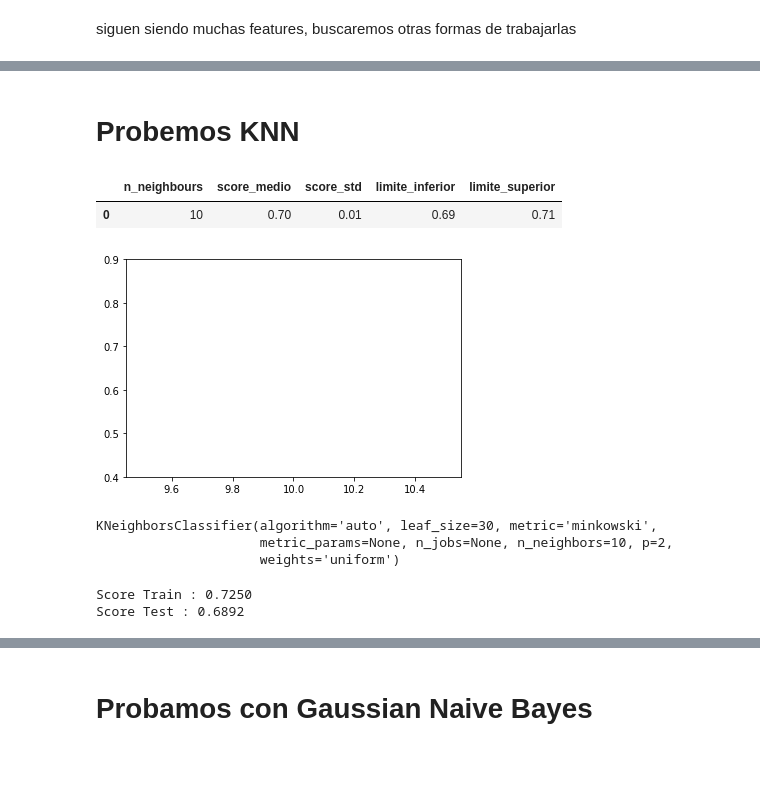
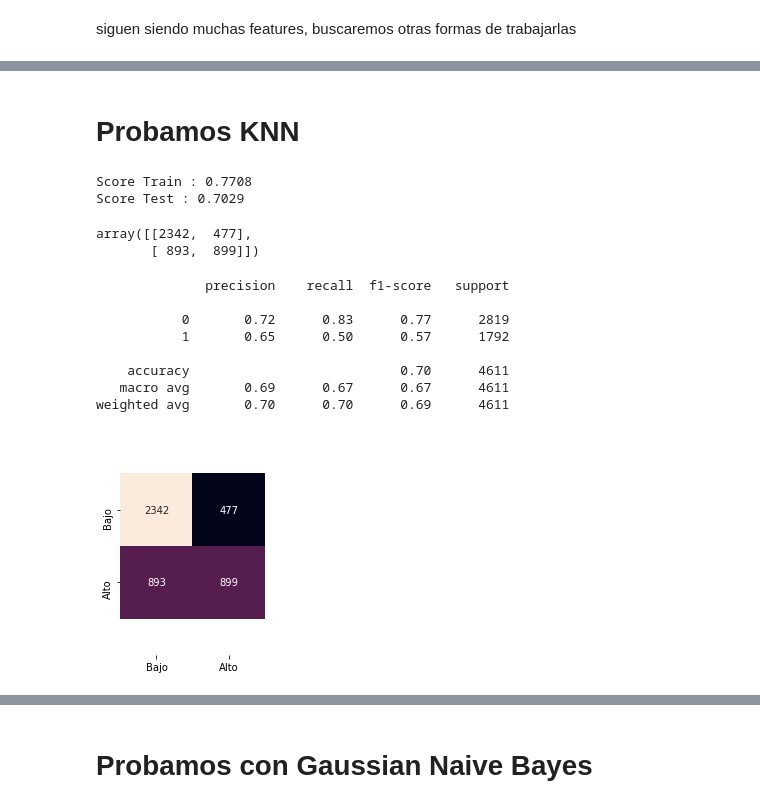
Before and after one commit to francodegio/DigitalHouse, a Jupyter notebook: desafio3/Desafio 3 - Draft Santi.ipynb, the cells around one changed output, grey strips where cells are left out. Drawn from its saved outputs; the diff is of its cells as text; code cells hidden in the pictures; blank space fills up the shorter version.

```diff
--- a/desafio3/Desafio 3 - Draft Santi.ipynb
+++ b/desafio3/Desafio 3 - Draft Santi.ipynb
@@ -293,2 +548,2 @@ siguen siendo muchas features, buscaremos otras formas de trabajarlas
 # %% [markdown]
-# Probemos KNN
+# Probamos KNN
@@ -342,33 +550,22 @@ df_scores= scores_knn(X_train, y_train, 10, 11, 1)
-# %%
-df_scores
-# %% [output]
-|  | n_neighbours | score_medio | score_std | limite_inferior | limite_superior |
-| 0 | 10 | 0.70 | 0.01 | 0.69 | 0.71 |
-# %%
-plt.plot(df_scores['n_neighbours'],df_scores['limite_inferior'],color='r')
-plt.plot(df_scores['n_neighbours'],df_scores['score_medio'],color='b')
-plt.plot(df_scores['n_neighbours'],df_scores['limite_superior'],color='r')
-plt.ylim(0.4, .9);
-# %% [output]
-[figure, removed]
 # %%
 best_k = df_scores.loc[df_scores.score_medio ==\
                                df_scores.score_medio.max(),'n_neighbours'].values
-best_k = best_k[0]
-best_k
 
+model = KNeighborsClassifier(n_neighbors=best_k[0])
+model.fit(X_train,y_train)
 
-# Elegimos el modelo óptimo que nos había indicado cross validation
-model = KNeighborsClassifier(n_neighbors=best_k)
-
-# Lo ajustamos sobre datos de entrenamiento
-model.fit(X_train,y_train)
+doMetrics(model,X_train,X_test,y_train,y_test)
 # %% [output]
-KNeighborsClassifier(algorithm='auto', leaf_size=30, metric='minkowski',
-                     metric_params=None, n_jobs=None, n_neighbors=10, p=2,
-                     weights='uniform')
+Score Train : 0.7708
+Score Test : 0.7029
+array([[2342,  477],
+       [ 893,  899]])
+              precision    recall  f1-score   support
+
+           0       0.72      0.83      0.77      2819
+           1       0.65      0.50      0.57      1792
+
+    accuracy                           0.70      4611
+   macro avg       0.69      0.67      0.67      4611
+weighted avg       0.70      0.70      0.69      4611
+[figure, added]
-# %%
-scoreByModel(model,X_train,X_test,y_train,y_test)
-# %% [output]
-Score Train : 0.7250
-Score Test : 0.6892
```
Also changed, not shown: parts of 52 cells of this notebook.
